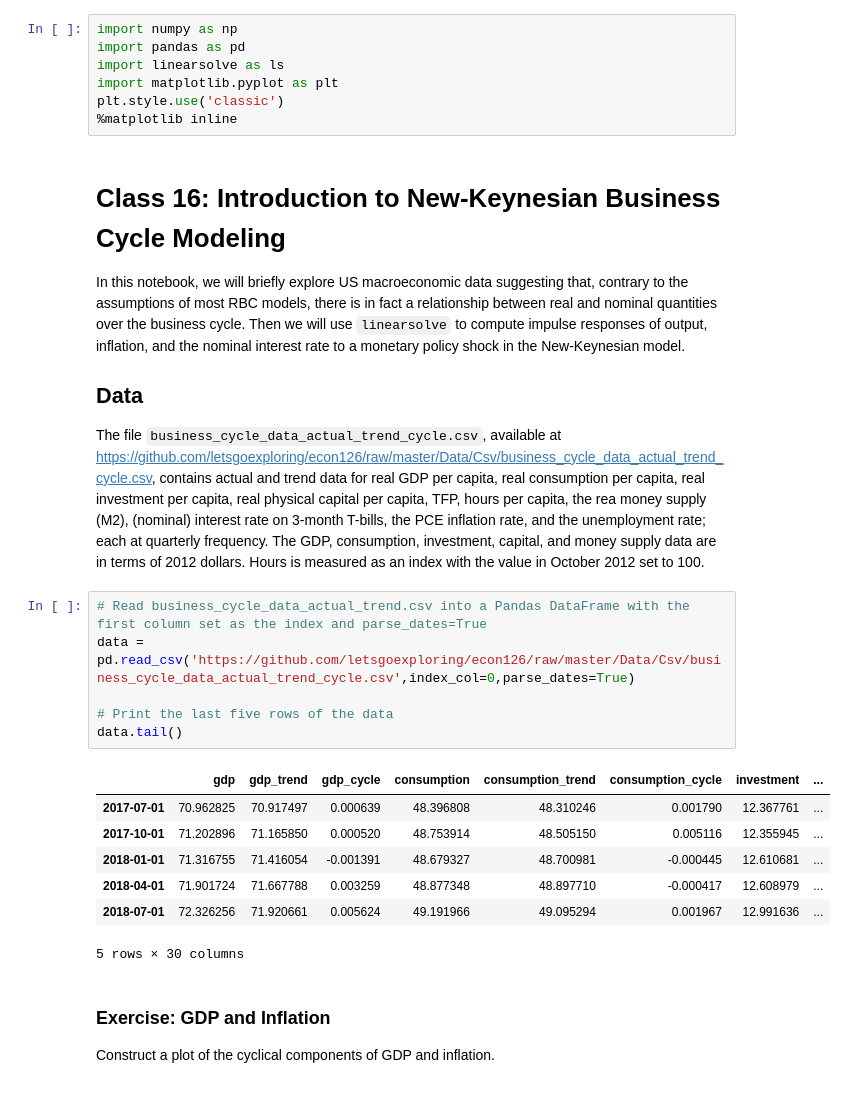
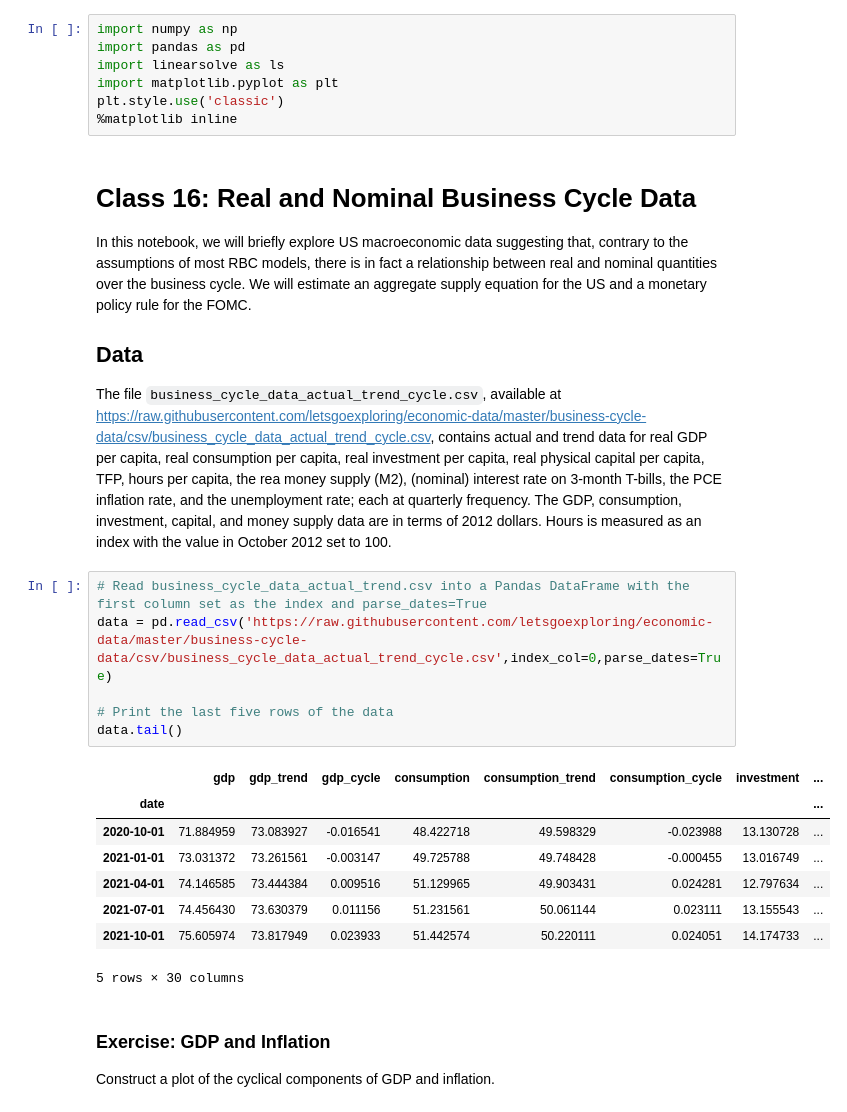
Before and after one commit to qbapawelczak/Macro-comp-take-a-look, a Jupyter notebook: Lecture Notebooks/Econ126_Class_16.ipynb, the cells around one changed output. Drawn from its saved outputs; the diff is of its cells as text.

Commit message:
updated lecture notebooks

```diff
--- a/Lecture Notebooks/Econ126_Class_16.ipynb
+++ b/Lecture Notebooks/Econ126_Class_16.ipynb
@@ -6,26 +6,27 @@ import matplotlib.pyplot as plt
 plt.style.use('classic')
 %matplotlib inline
 # %% [markdown]
-# Class 16: Introduction to New-Keynesian Business Cycle Modeling
+# Class 16: Real and Nominal Business Cycle Data
 
-In this notebook, we will briefly explore US macroeconomic data suggesting that, contrary to the assumptions of most RBC models, there is in fact a relationship between real and nominal quantities over the business cycle. Then we will use `linearsolve` to compute impulse responses of output, inflation, and the nominal interest rate to a monetary policy shock in the New-Keynesian model.
+In this notebook, we will briefly explore US macroeconomic data suggesting that, contrary to the assumptions of most RBC models, there is in fact a relationship between real and nominal quantities over the business cycle. We will estimate an aggregate supply equation for the US and a monetary policy rule for the FOMC.
 
 ## Data
 
-The file `business_cycle_data_actual_trend_cycle.csv`, available at https://github.com/letsgoexploring/econ126/raw/master/Data/Csv/business_cycle_data_actual_trend_cycle.csv, contains actual and trend data for real GDP per capita, real consumption per capita, real investment per capita, real physical capital per capita, TFP, hours per capita, the rea money supply (M2), (nominal) interest rate on 3-month T-bills, the PCE inflation rate, and the unemployment rate; each at quarterly frequency. The GDP, consumption, investment, capital, and money supply data are in terms of 2012 dollars. Hours is measured as an index with the value in October 2012 set to 100.
+The file `business_cycle_data_actual_trend_cycle.csv`, available at https://raw.githubusercontent.com/letsgoexploring/economic-data/master/business-cycle-data/csv/business_cycle_data_actual_trend_cycle.csv, contains actual and trend data for real GDP per capita, real consumption per capita, real investment per capita, real physical capital per capita, TFP, hours per capita, the rea money supply (M2), (nominal) interest rate on 3-month T-bills, the PCE inflation rate, and the unemployment rate; each at quarterly frequency. The GDP, consumption, investment, capital, and money supply data are in terms of 2012 dollars. Hours is measured as an index with the value in October 2012 set to 100.
 # %%
 # Read business_cycle_data_actual_trend.csv into a Pandas DataFrame with the first column set as the index and parse_dates=True
-data = pd.read_csv('https://github.com/letsgoexploring/econ126/raw/master/Data/Csv/business_cycle_data_actual_trend_cycle.csv',index_col=0,parse_dates=True)
+data = pd.read_csv('https://raw.githubusercontent.com/letsgoexploring/economic-data/master/business-cycle-data/csv/business_cycle_data_actual_trend_cycle.csv',index_col=0,parse_dates=True)
 
 # Print the last five rows of the data
 data.tail()
 # %% [output]
 |  | gdp | gdp_trend | gdp_cycle | consumption | consumption_trend | consumption_cycle | investment | ... |
-| 2017-07-01 | 70.962825 | 70.917497 | 0.000639 | 48.396808 | 48.310246 | 0.001790 | 12.367761 | ... |
-| 2017-10-01 | 71.202896 | 71.165850 | 0.000520 | 48.753914 | 48.505150 | 0.005116 | 12.355945 | ... |
-| 2018-01-01 | 71.316755 | 71.416054 | -0.001391 | 48.679327 | 48.700981 | -0.000445 | 12.610681 | ... |
-| 2018-04-01 | 71.901724 | 71.667788 | 0.003259 | 48.877348 | 48.897710 | -0.000417 | 12.608979 | ... |
-| 2018-07-01 | 72.326256 | 71.920661 | 0.005624 | 49.191966 | 49.095294 | 0.001967 | 12.991636 | ... |
+| date |  |  |  |  |  |  |  | ... |
+| 2020-10-01 | 71.884959 | 73.083927 | -0.016541 | 48.422718 | 49.598329 | -0.023988 | 13.130728 | ... |
+| 2021-01-01 | 73.031372 | 73.261561 | -0.003147 | 49.725788 | 49.748428 | -0.000455 | 13.016749 | ... |
+| 2021-04-01 | 74.146585 | 73.444384 | 0.009516 | 51.129965 | 49.903431 | 0.024281 | 12.797634 | ... |
+| 2021-07-01 | 74.456430 | 73.630379 | 0.011156 | 51.231561 | 50.061144 | 0.023111 | 13.155543 | ... |
+| 2021-10-01 | 75.605974 | 73.817949 | 0.023933 | 51.442574 | 50.220111 | 0.024051 | 14.174733 | ... |
 5 rows × 30 columns
 # %% [markdown]
 ### Exercise: GDP and Inflation
```
Also changed, not shown: parts of 43 cells of this notebook, 17 other files.
